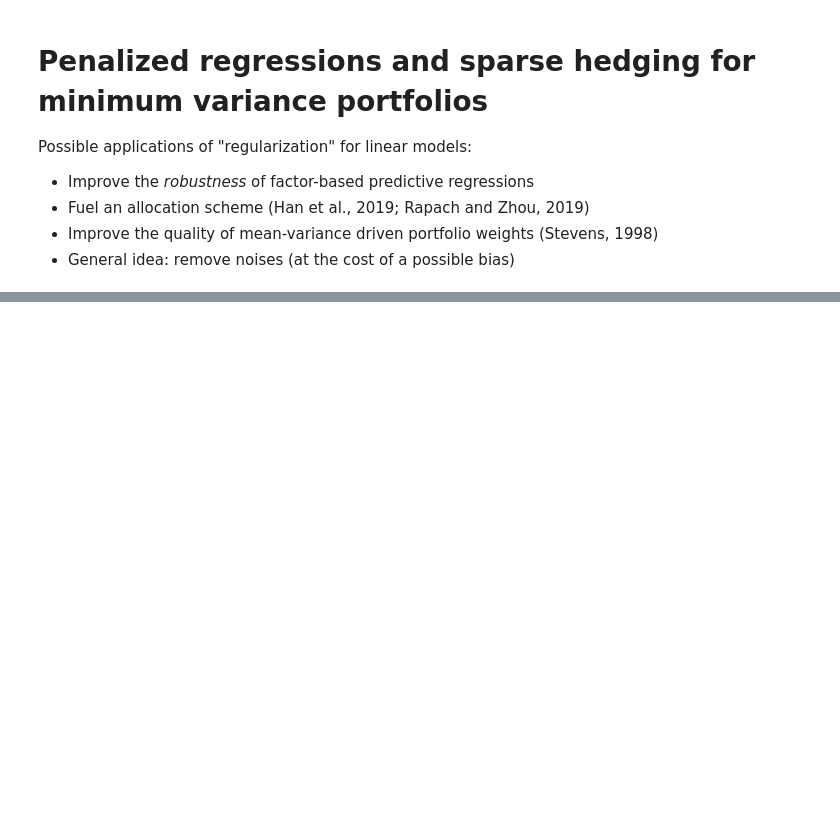
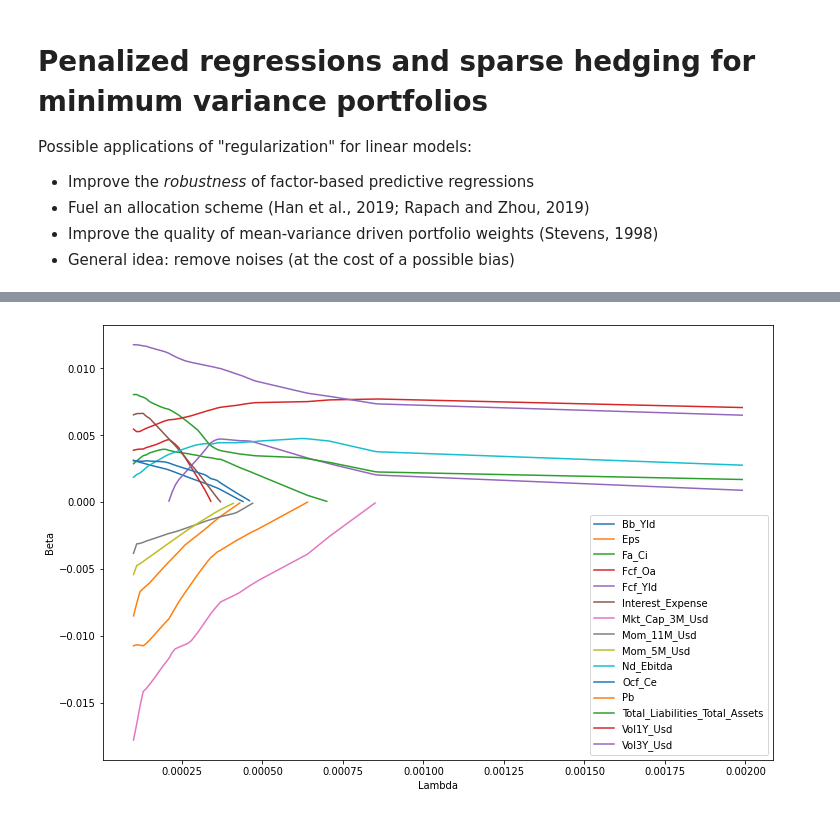
Before and after one commit to Silkdust/mlfactor-python, a Jupyter notebook: Chapter5-Penalized Regressions and Sparse Hedging for MVP.ipynb, the cells around one changed output, grey strips where cells are left out. Drawn from its saved outputs; the diff is of its cells as text; code cells hidden in the pictures; blank space fills up the shorter version.

```diff
--- a/Chapter5-Penalized Regressions and Sparse Hedging for MVP.ipynb
+++ b/Chapter5-Penalized Regressions and Sparse Hedging for MVP.ipynb
@@ -25,0 +61,11 @@ which is known as the **standard ordinary least squares (OLS)** solution of the
+# %%
+import pandas as pd
+from sklearn.linear_model import Lasso
+data_ml = pd.read_pickle("./data/data_ml.pkl")
+
+features = data_ml.columns[2:95]
+y_penalized = data_ml['R1M_Usd']
+x_penalized = data_ml[features].astype('float64')
+
+fit_lasso = Lasso(alpha = 1).fit(X = x_penalized, y = y_penalized)
+fit_lasso.coef_ # alpha = 1 is too large for this case
@@ -25,0 +81,16 @@ which is known as the **standard ordinary least squares (OLS)** solution of the
+# %%
+import numpy as np
+from sklearn.linear_model import lasso_path
+import matplotlib.pyplot as plt
+
+alphas = np.arange(1e-4, 2e-3, 1e-5)
+# Generate LASSO paths with different alphas
+lasso_paths = lasso_path(X = x_penalized, y = y_penalized, alphas = alphas)
+lasso_results = pd.DataFrame(lasso_paths[1], columns = lasso_paths[0], index = features).T.sort_index()
+lasso_results.replace(0, np.nan, inplace = True)
+# Select useful columns
+predictors = lasso_results.abs().sum(axis = 0) > 0.05
+lasso_results.loc[:, predictors].plot(figsize = (12, 8), xlabel = "Lambda", ylabel = "Beta")
+plt.show()
+# %% [output]
+[figure, added]
```
Also changed, not shown: parts of 36 cells of this notebook, 2 other files.
